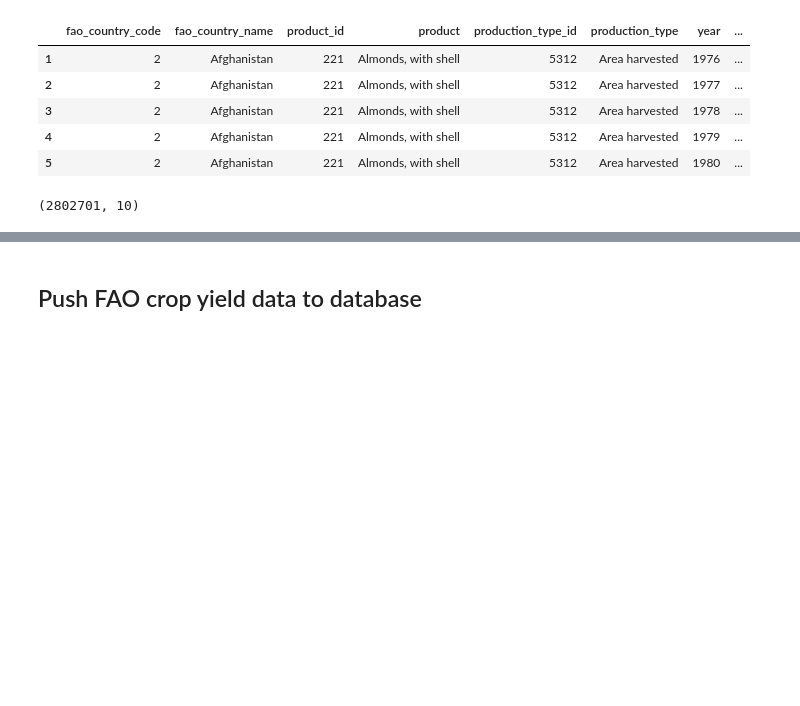
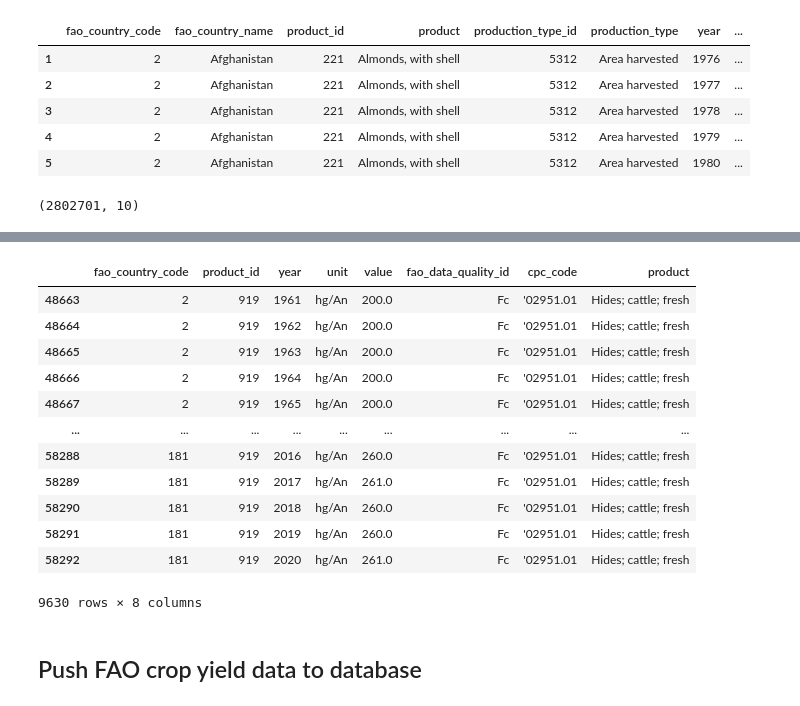
Before and after one commit to Donal-Flanagan/WBS_coding_school_data_science_bootcamp, a Jupyter notebook: climate_change_project/crop_yield_preprocessing_normalized.ipynb, the cells around one changed output, grey strips where cells are left out. Cells and saved outputs as stored; diff of their text form; code cells hidden in the pictures; blank space fills up the shorter version.

```diff
--- a/climate_change_project/crop_yield_preprocessing_normalized.ipynb
+++ b/climate_change_project/crop_yield_preprocessing_normalized.ipynb
@@ -222,3 +570,20 @@ fao_product_ids.head()
+# %%
+yield_product_names = pd.merge(fao_crop_yield_data, fao_product_ids, left_on='product_id', right_on='product_id')
+yield_product_names[yield_product_names['product']=='Hides; cattle; fresh']
+# %% [output]
+|  | fao_country_code | product_id | year | unit | value | fao_data_quality_id | cpc_code | product |
+| 48663 | 2 | 919 | 1961 | hg/An | 200.0 | Fc | '02951.01 | Hides; cattle; fresh |
+| 48664 | 2 | 919 | 1962 | hg/An | 200.0 | Fc | '02951.01 | Hides; cattle; fresh |
+| 48665 | 2 | 919 | 1963 | hg/An | 200.0 | Fc | '02951.01 | Hides; cattle; fresh |
+| 48666 | 2 | 919 | 1964 | hg/An | 200.0 | Fc | '02951.01 | Hides; cattle; fresh |
+| 48667 | 2 | 919 | 1965 | hg/An | 200.0 | Fc | '02951.01 | Hides; cattle; fresh |
+| ... | ... | ... | ... | ... | ... | ... | ... | ... |
+| 58288 | 181 | 919 | 2016 | hg/An | 260.0 | Fc | '02951.01 | Hides; cattle; fresh |
+| 58289 | 181 | 919 | 2017 | hg/An | 261.0 | Fc | '02951.01 | Hides; cattle; fresh |
+| 58290 | 181 | 919 | 2018 | hg/An | 260.0 | Fc | '02951.01 | Hides; cattle; fresh |
+| 58291 | 181 | 919 | 2019 | hg/An | 260.0 | Fc | '02951.01 | Hides; cattle; fresh |
+| 58292 | 181 | 919 | 2020 | hg/An | 261.0 | Fc | '02951.01 | Hides; cattle; fresh |
+9630 rows × 8 columns
 # %% [markdown]
 ## Push FAO crop yield data to database
 # %%
```
Also changed, not shown: parts of 72 cells of this notebook.
